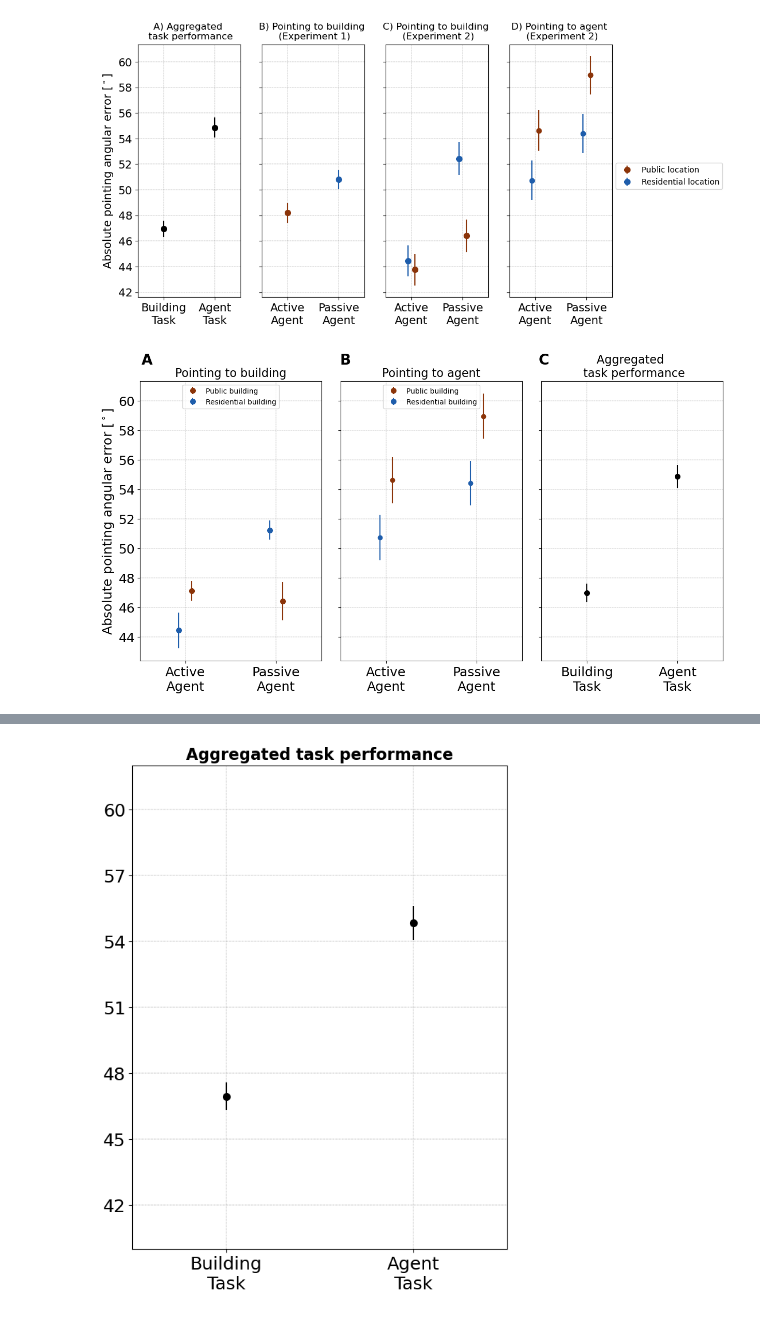
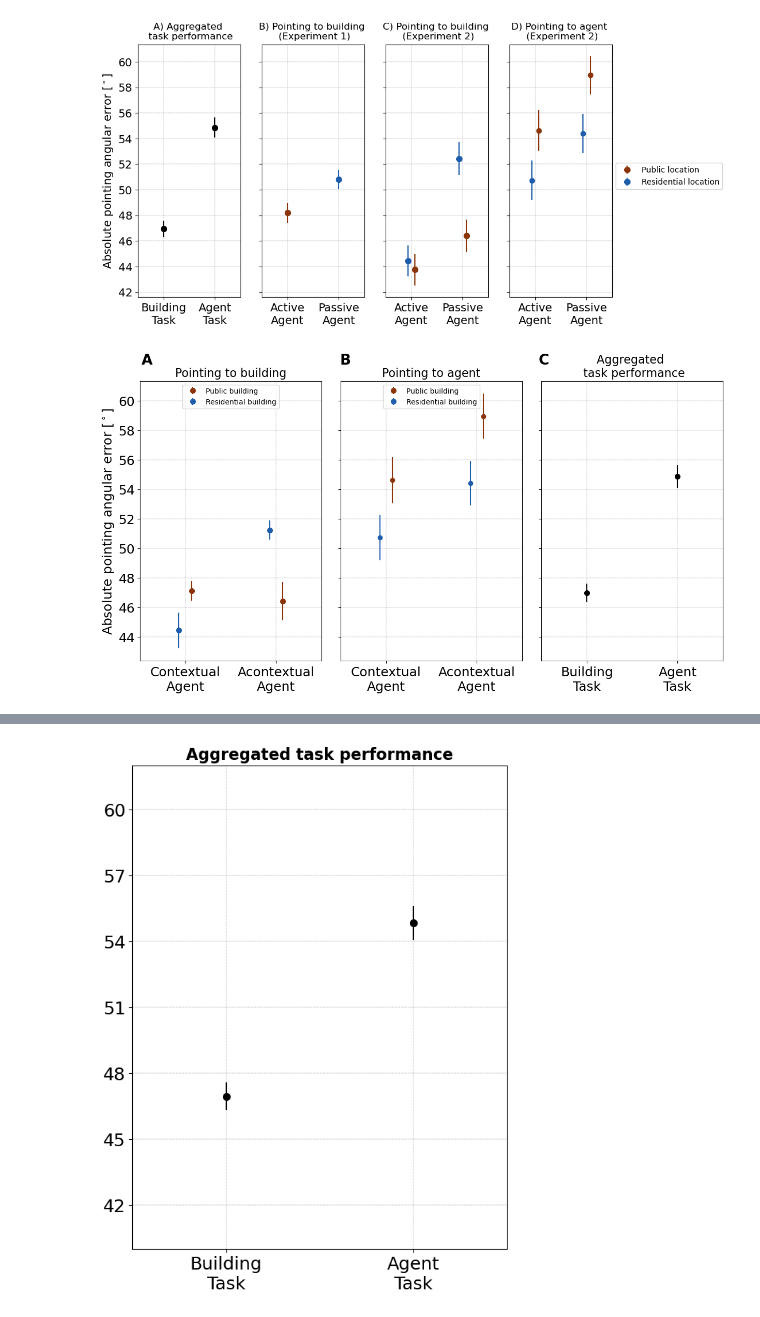
Before and after one commit to tracysanchez/Human_Agents_Impact_Nav, a Jupyter notebook: Joining_FinalData/4_Dwelling_times.ipynb, the cells around one changed output, grey strips where cells are left out. Cells and saved outputs as stored; diff of their text form; code cells hidden in the pictures.

```diff
--- a/Joining_FinalData/4_Dwelling_times.ipynb
+++ b/Joining_FinalData/4_Dwelling_times.ipynb
@@ -1649,35 +1674,35 @@ axes[1].errorbar(x=x_positioner_r - offset, y=Performance['Agent_Residential']["
                  yerr=Performance['Agent_Residential'].Standard_error_performance, fmt='o', color=hex_codes[-2])
 axes[1].set_title('Pointing to agent',  fontsize=16)
 axes[1].set_xlim((-0.5, 1.5))
 axes[1].legend(handles, labels, loc='upper center')
 
 # Building Vs Agent (now moved to the last)
 axes[2].errorbar(x=SecondExp.iloc[1,0], y=SecondExp.iloc[1,3], yerr=SecondExp.iloc[1,6], color='#000000', markersize=7, capthick=20, fmt='o')
 axes[2].errorbar(x=SecondExp.iloc[0,0], y=SecondExp.iloc[0,3], yerr=SecondExp.iloc[0,6], color='#000000', markersize=7, capthick=20, fmt='o')
 axes[2].set_title('Aggregated \n task performance',  fontsize=16)
 
 
 for n, subplot in np.ndenumerate(axes):
     subplot.set_xlim((-0.5, 1.5))
     subplot.xaxis.set_major_locator(matplotlib.ticker.FixedLocator([0, 1]))
     subplot.grid(True, color="grey", linewidth="0.3", linestyle="-.")
     subplot.tick_params(axis='both', labelsize=18)
-    subplot.set_xticklabels(labels=["Active\nAgent", "Passive\nAgent"], multialignment="center")
+    subplot.set_xticklabels(labels=["Contextual\nAgent", "Acontextual\nAgent"], multialignment="center")
     subplot.yaxis.get_label().set_fontsize(18)
     subplot.yaxis.set_major_locator(MaxNLocator(integer=True))
 axes[2].set_xticklabels(labels=["Building\nTask", "Agent\nTask"], multialignment="center")
 
 annotations = {
     'A': (0.05, 1.02),
     'B': (0.37, 1.02),
     'C': (0.69, 1.02),
 }
 
 for text, location in annotations.items():
     fig.text(location[0], location[1], text, fontsize=20, fontweight='bold', fontfamily='sans-serif', ha='center')
 plt.savefig("/Volumes/TwoTeras/2_DataSets_Experiments_1_2/Plots/Absolut_Error_OneStandard_3plots.png", bbox_inches="tight", pad_inches=0.3)
 # %% [output]
-[figure, old version]
+[figure, new version]
 # %%
 
 import matplotlib.ticker as ticker
```
Also changed, not shown: parts of 23 cells of this notebook, 16 other files.
